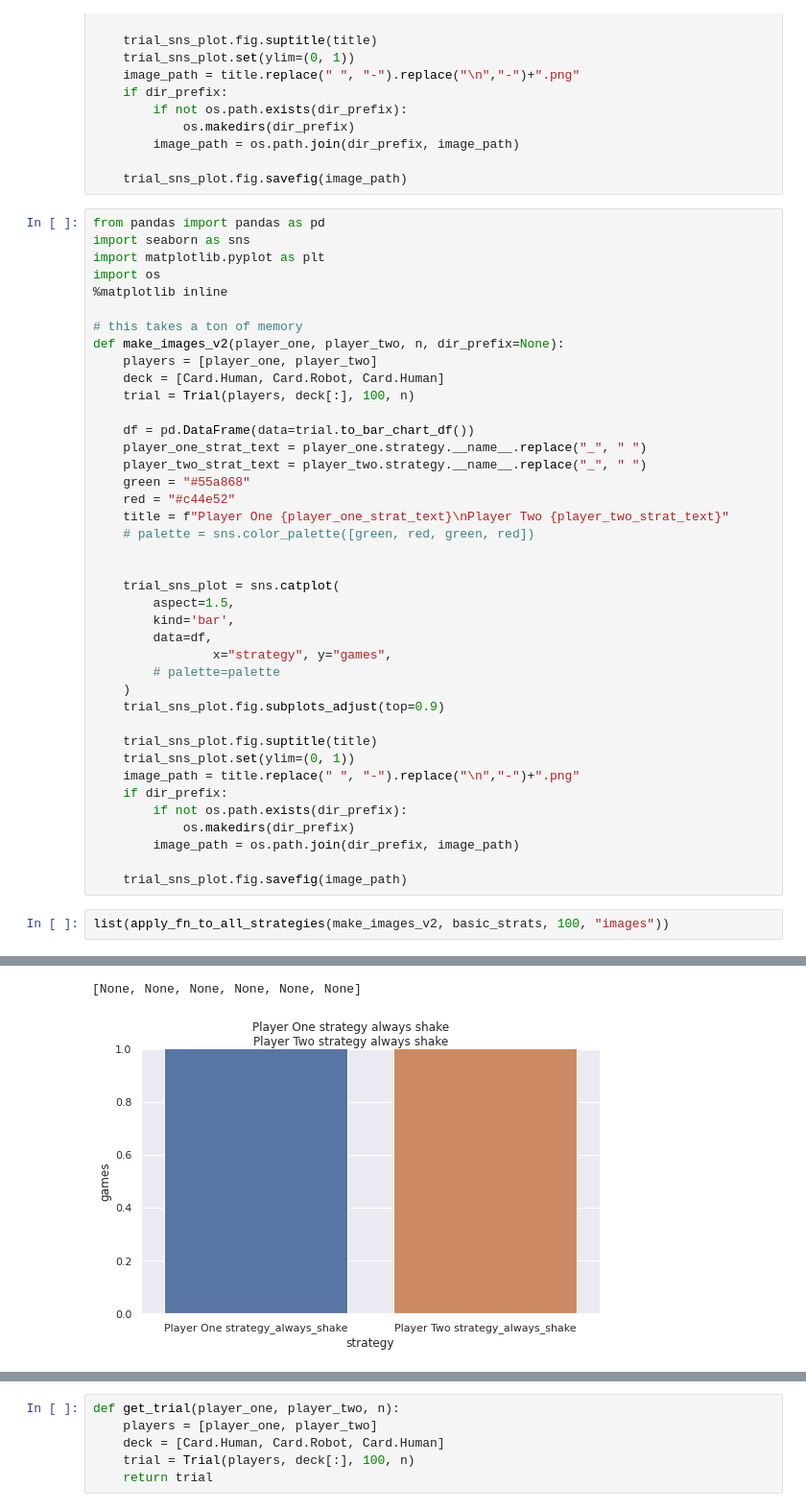
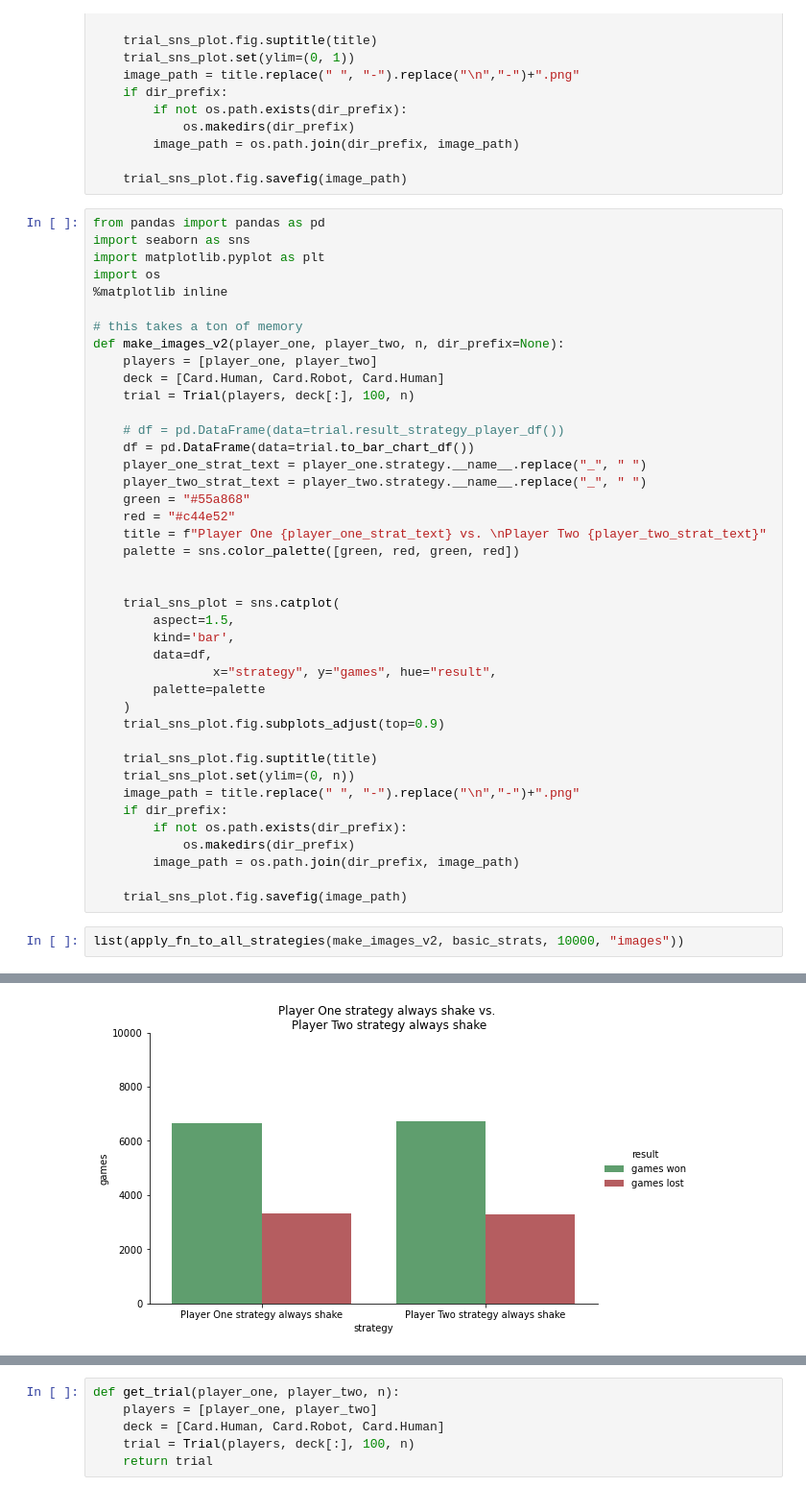
Before and after one commit to brevdev/AreYouARobot, a Jupyter notebook: work/ayar.ipynb, the cells around one changed output, grey strips where cells are left out. Shown at 96% size. Drawn from its saved outputs; the diff is of its cells as text.

Commit message:
better graphs all around

```diff
--- a/work/ayar.ipynb
+++ b/work/ayar.ipynb
@@ -1278,26 +1338,27 @@ def make_images_v2(player_one, player_two, n, dir_prefix=None):
     deck = [Card.Human, Card.Robot, Card.Human]
     trial = Trial(players, deck[:], 100, n)
 
+    # df = pd.DataFrame(data=trial.result_strategy_player_df())
     df = pd.DataFrame(data=trial.to_bar_chart_df())
     player_one_strat_text = player_one.strategy.__name__.replace("_", " ")
     player_two_strat_text = player_two.strategy.__name__.replace("_", " ")
     green = "#55a868"
     red = "#c44e52"
-    title = f"Player One {player_one_strat_text}\nPlayer Two {player_two_strat_text}"
-    # palette = sns.color_palette([green, red, green, red])
+    title = f"Player One {player_one_strat_text} vs. \nPlayer Two {player_two_strat_text}"
+    palette = sns.color_palette([green, red, green, red])
 
 
     trial_sns_plot = sns.catplot(
         aspect=1.5,
         kind='bar',
         data=df,
-                x="strategy", y="games",
-        # palette=palette
+                x="strategy", y="games", hue="result",
+        palette=palette
     )
     trial_sns_plot.fig.subplots_adjust(top=0.9)
 
     trial_sns_plot.fig.suptitle(title)
-    trial_sns_plot.set(ylim=(0, 1))
+    trial_sns_plot.set(ylim=(0, n))
     image_path = title.replace(" ", "-").replace("\n","-")+".png"
     if dir_prefix:
         if not os.path.exists(dir_prefix):
@@ -1306,5 +1367,5 @@ def make_images_v2(player_one, player_two, n, dir_prefix=None):
 
     trial_sns_plot.fig.savefig(image_path)
 # %%
-list(apply_fn_to_all_strategies(make_images_v2, basic_strats, 100, "images"))
+list(apply_fn_to_all_strategies(make_images_v2, basic_strats, 10000, "images"))
 # %% [output]
@@ -1317,2 +1373 @@ list(apply_fn_to_all_strategies(make_images_v2, basic_strats, 100, "images"))
-[None, None, None, None, None, None]
-[figure, old version]
+[figure, new version]
```
Also changed, not shown: parts of 15 cells of this notebook, 4 other files.
